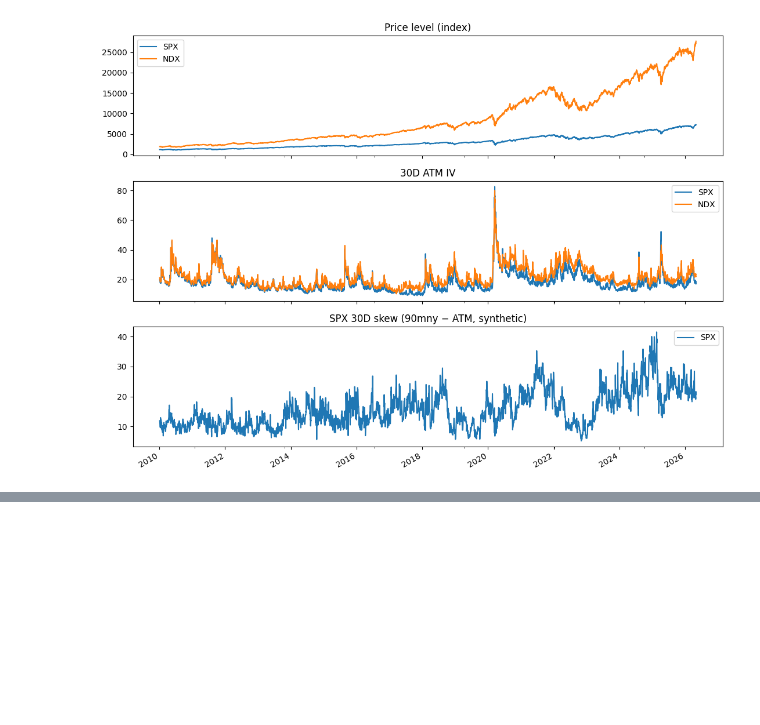
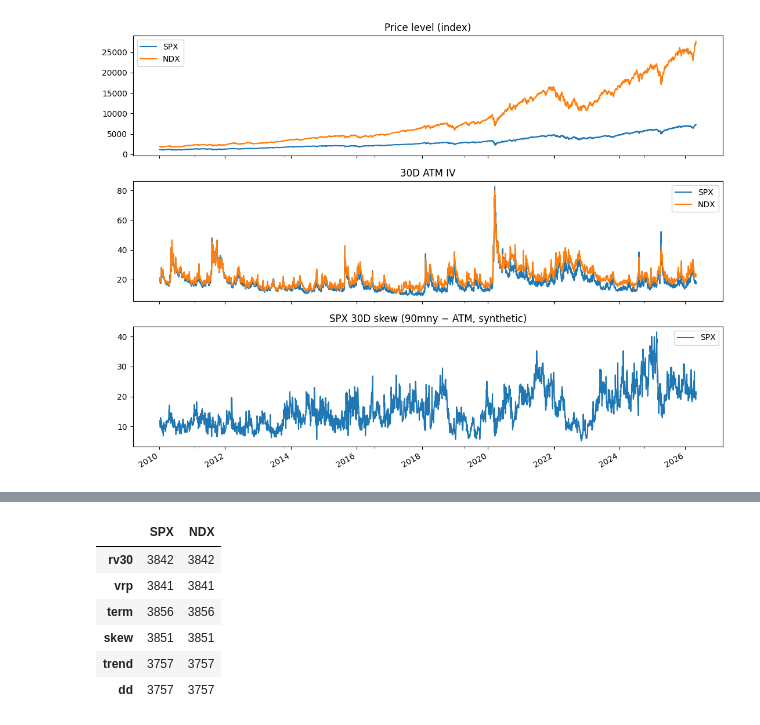
Before and after one commit to AdamMooo/vol-diagnostics, a Jupyter notebook: sleeve_alpha_dev.ipynb, the cells around one changed output, grey strips where cells are left out. Saved outputs shown, nothing was run; the diff lists cells and outputs as text; code cells hidden in the pictures; blank space fills up the shorter version.

```diff
--- a/sleeve_alpha_dev.ipynb
+++ b/sleeve_alpha_dev.ipynb
@@ -211,0 +261,20 @@ All percentile-ranked within causal expanding-window history (no full-sample loo
+# %%
+PCT_WINDOW   = 1260  # ~5y of trading days
+PCT_MIN_OBS  = 252   # 1y warm-up
+
+def causal_pct_rank(panel: pd.DataFrame) -> pd.DataFrame:
+    return panel.rolling(window=PCT_WINDOW, min_periods=PCT_MIN_OBS).rank(pct=True)
+
+pct_signals = {k: causal_pct_rank(v) for k, v in raw_signals.items()}
+
+pd.DataFrame({k: v.notna().sum() for k, v in pct_signals.items()}).T.rename(
+    columns=lambda c: c
+)
+# %% [output]
+|  | SPX | NDX |
+| rv30 | 3842 | 3842 |
+| vrp | 3841 | 3841 |
+| term | 3856 | 3856 |
+| skew | 3851 | 3851 |
+| trend | 3757 | 3757 |
+| dd | 3757 | 3757 |
```
Also changed, not shown: parts of 13 cells of this notebook, 1 other file.
